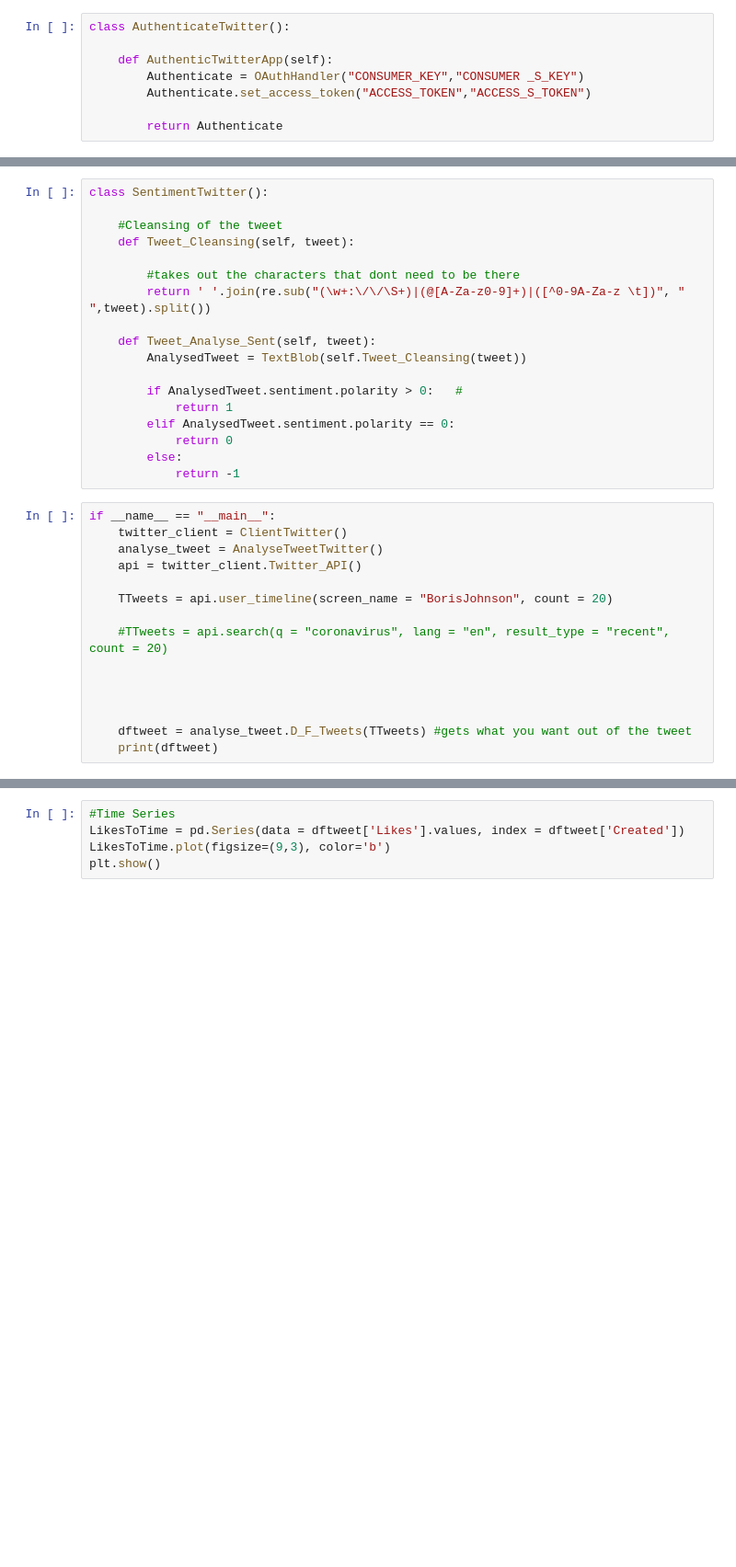
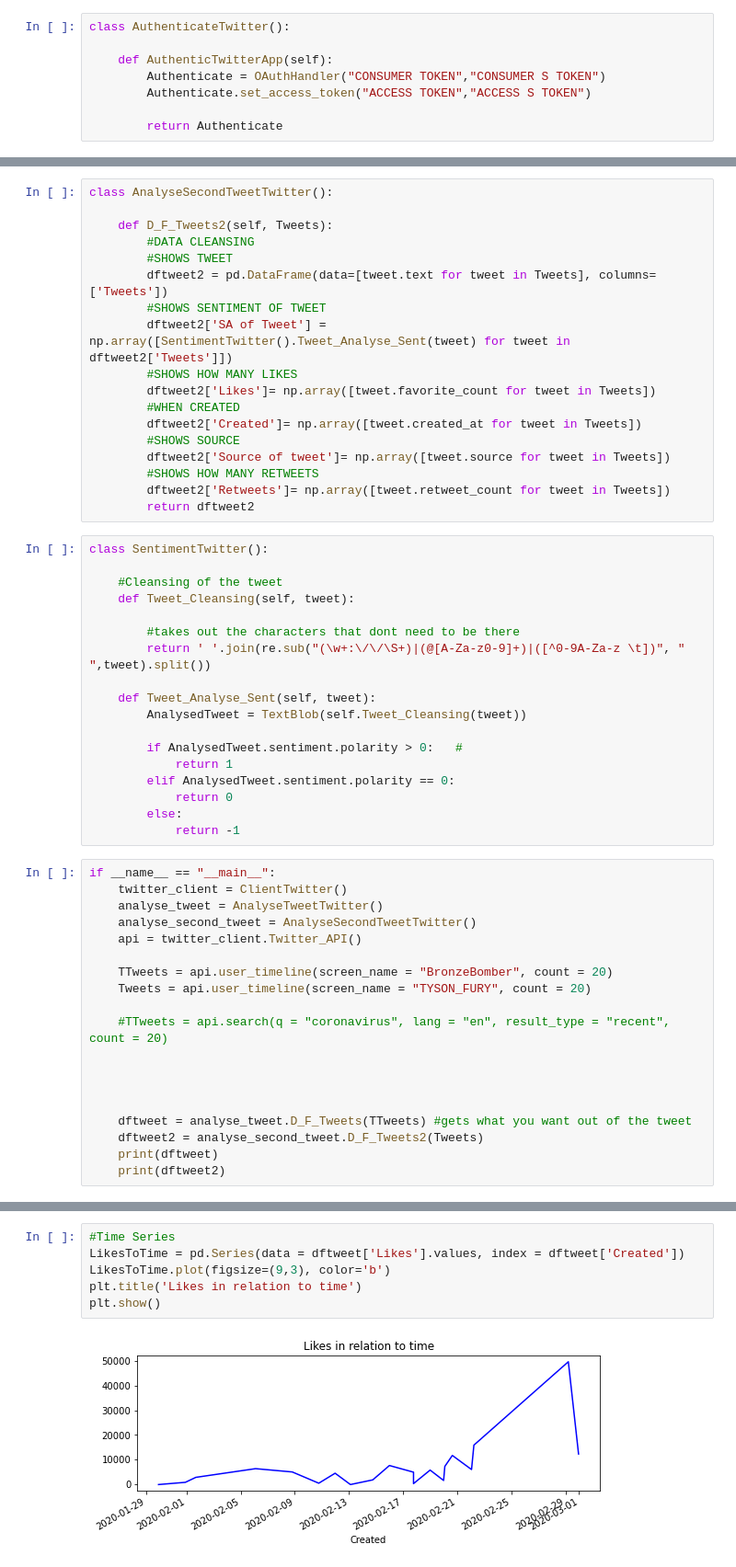
Before and after one commit to JoeSealy/TwitterJudge, a Jupyter notebook: Twitter Judge.ipynb, the cells around one changed output, grey strips where cells are left out. Shown: that part at 92% size. Saved outputs shown, nothing was run; the diff lists cells and outputs as text; blank space fills up the shorter version.

Commit message:
added another tweet to compare

```diff
--- a/Twitter Judge.ipynb
+++ b/Twitter Judge.ipynb
@@ -27,8 +27,8 @@ class ListenerOutPut(StreamListener):#allows us to stream the tweets
 class AuthenticateTwitter():
 
     def AuthenticTwitterApp(self):
-        Authenticate = OAuthHandler("CONSUMER_KEY","CONSUMER _S_KEY")
-        Authenticate.set_access_token("ACCESS_TOKEN","ACCESS_S_TOKEN")
+        Authenticate = OAuthHandler("CONSUMER TOKEN","CONSUMER S TOKEN")
+        Authenticate.set_access_token("ACCESS TOKEN","ACCESS S TOKEN")
 
         return Authenticate
 # %%
@@ -62,6 +62,24 @@ class AnalyseTweetTwitter():
         dftweet['Retweets']= np.array([tweet.retweet_count for tweet in TTweets])
 
         return dftweet
+# %%
+class AnalyseSecondTweetTwitter():
+
+    def D_F_Tweets2(self, Tweets):
+        #DATA CLEANSING
+        #SHOWS TWEET
+        dftweet2 = pd.DataFrame(data=[tweet.text for tweet in Tweets], columns=['Tweets'])
+        #SHOWS SENTIMENT OF TWEET
+        dftweet2['SA of Tweet'] = np.array([SentimentTwitter().Tweet_Analyse_Sent(tweet) for tweet in dftweet2['Tweets']])
+        #SHOWS HOW MANY LIKES
+        dftweet2['Likes']= np.array([tweet.favorite_count for tweet in Tweets])
+        #WHEN CREATED
+        dftweet2['Created']= np.array([tweet.created_at for tweet in Tweets])
+        #SHOWS SOURCE
+        dftweet2['Source of tweet']= np.array([tweet.source for tweet in Tweets])
+        #SHOWS HOW MANY RETWEETS
+        dftweet2['Retweets']= np.array([tweet.retweet_count for tweet in Tweets])
+        return dftweet2
 # %%
 class SentimentTwitter():
 
@@ -84,9 +102,11 @@ class SentimentTwitter():
 if __name__ == "__main__":
     twitter_client = ClientTwitter()
     analyse_tweet = AnalyseTweetTwitter()
+    analyse_second_tweet = AnalyseSecondTweetTwitter()
     api = twitter_client.Twitter_API()
 
-    TTweets = api.user_timeline(screen_name = "BorisJohnson", count = 20)
+    TTweets = api.user_timeline(screen_name = "BronzeBomber", count = 20)
+    Tweets = api.user_timeline(screen_name = "TYSON_FURY", count = 20)
 
     #TTweets = api.search(q = "coronavirus", lang = "en", result_type = "recent", count = 20)
 
@@ -94,4 +114,6 @@ if __name__ == "__main__":
 
 
     dftweet = analyse_tweet.D_F_Tweets(TTweets) #gets what you want out of the tweet
+    dftweet2 = analyse_second_tweet.D_F_Tweets2(Tweets)
     print(dftweet)
+    print(dftweet2)
@@ -98,5 +138,8 @@ if __name__ == "__main__":
 # %%
 #Time Series
 LikesToTime = pd.Series(data = dftweet['Likes'].values, index = dftweet['Created'])
 LikesToTime.plot(figsize=(9,3), color='b')
+plt.title('Likes in relation to time')
 plt.show()
+# %% [output]
+[figure, added]
```
Also changed, not shown: parts of 3 cells of this notebook.
